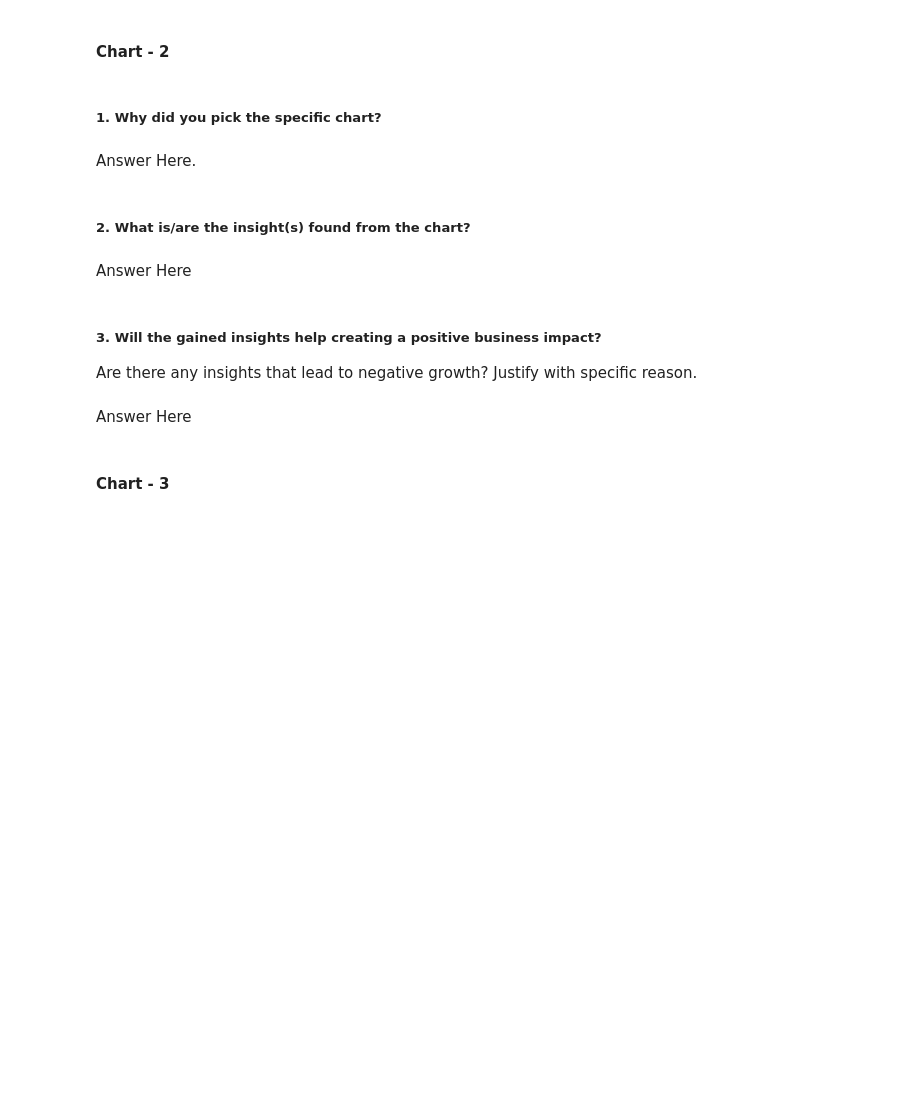
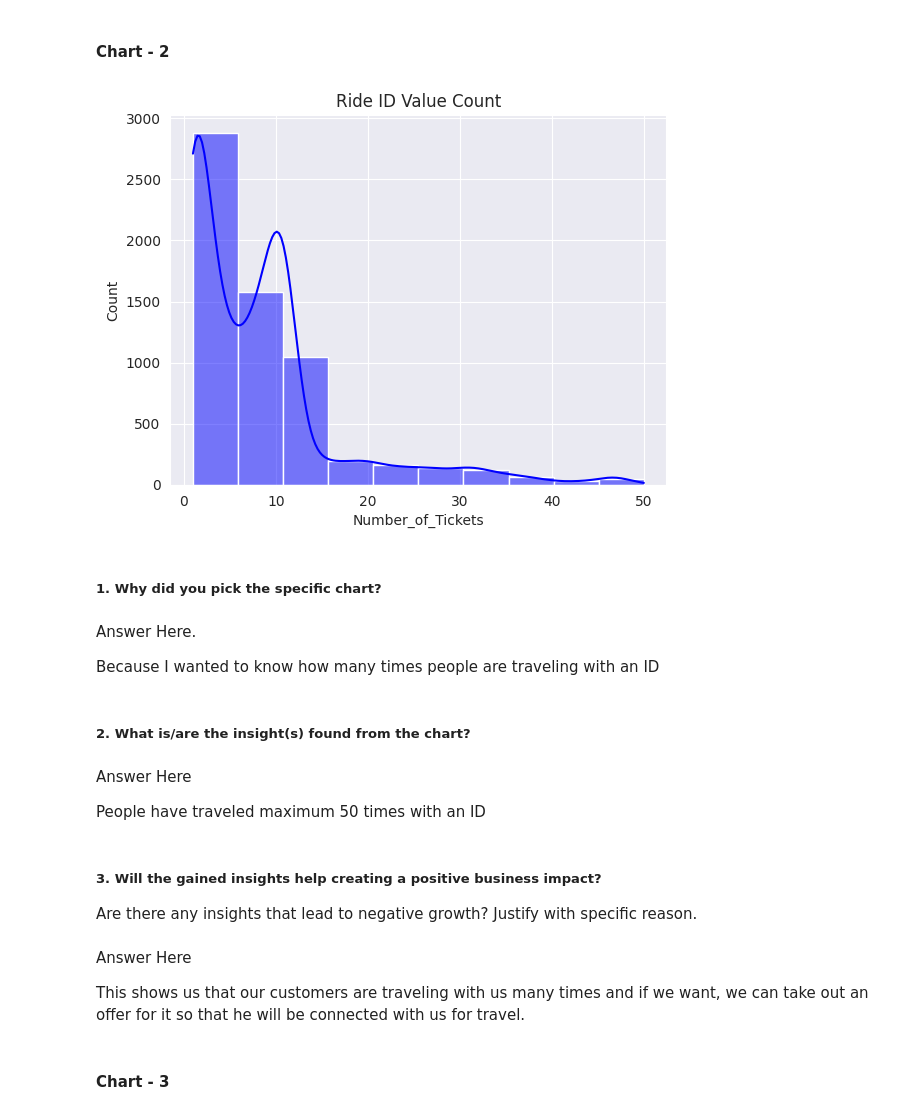
Before and after one commit to Manoharjha333/transport-demand-prediction, a Jupyter notebook: ML_Submission_Template.ipynb, the cells around one changed output. Drawn from its saved outputs; the diff is of its cells as text; code cells hidden in the pictures; blank space fills up the shorter version.

```diff
--- a/ML_Submission_Template.ipynb
+++ b/ML_Submission_Template.ipynb
@@ -407,16 +446,37 @@ Answer Here
+# %%
+# Chart - 2 visualization code
+
+# Create a histogram using sns.histplot
+sns.histplot(dataset['ride_id'].value_counts(), bins=10, kde=True, color='blue')
+
+# Add labels and a title
+plt.xlabel('Number_of_Tickets')
+plt.ylabel('Count')
+plt.title('Ride ID Value Count')
+
+# Show the plot
+plt.show()
+# %% [output]
+[figure, added]
 # %% [markdown]
 ##### 1. Why did you pick the specific chart?
-# %% [markdown]
-Answer Here.
+# %% [markdown]
+Answer Here.
+
+Because I wanted to know how many times people are traveling with an ID
 # %% [markdown]
 ##### 2. What is/are the insight(s) found from the chart?
-# %% [markdown]
-Answer Here
+# %% [markdown]
+Answer Here
+
+People have traveled maximum 50 times with an ID
 # %% [markdown]
 ##### 3. Will the gained insights help creating a positive business impact?
 Are there any insights that lead to negative growth? Justify with specific reason.
-# %% [markdown]
-Answer Here
+# %% [markdown]
+Answer Here
+
+This shows us that our customers are traveling with us many times and if we want, we can take out an offer for it so that he will be connected with us for travel.
 # %% [markdown]
 #### Chart - 3
 # %%
```
Also changed, not shown: parts of 31 cells of this notebook.
